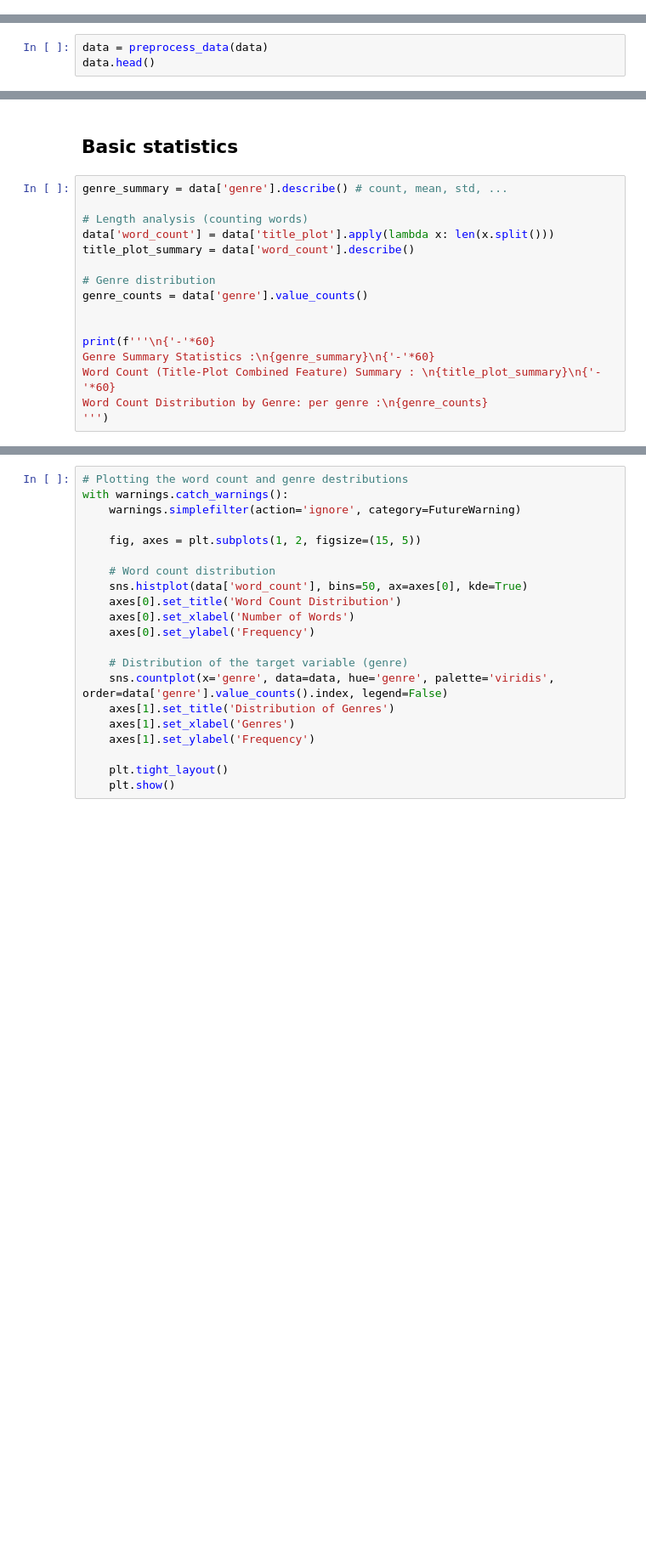
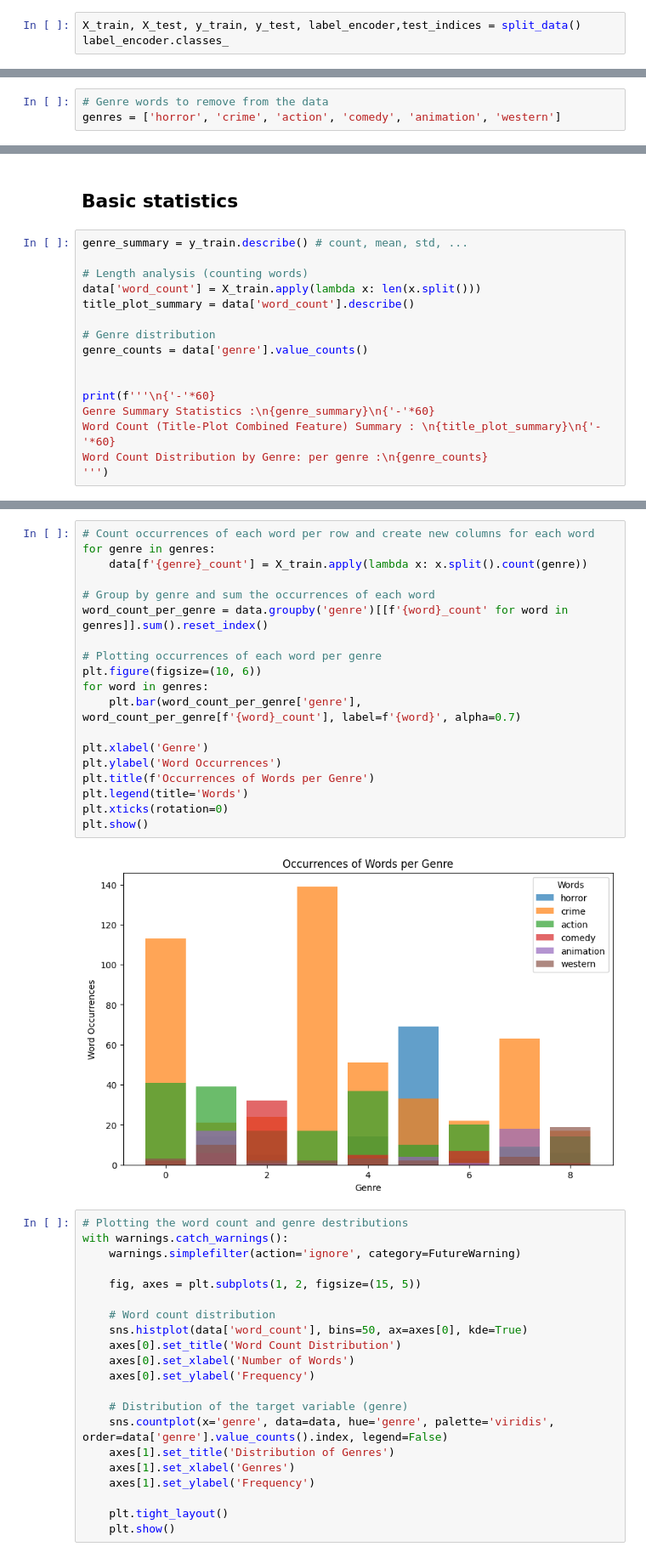
Before and after one commit to guilhermeleitao2002/Movie-Genre-Prediction, a Jupyter notebook: EDA.ipynb, the cells around one changed output, grey strips where cells are left out. Shown at 85% size. Drawn from its saved outputs; the diff is of its cells as text; blank space fills up the shorter version.

```diff
--- a/EDA.ipynb
+++ b/EDA.ipynb
@@ -67,0 +106,3 @@ data.head()
+# %%
+X_train, X_test, y_train, y_test, label_encoder,test_indices = split_data()
+label_encoder.classes_
@@ -130,3 +226,0 @@ def preprocess_data(data):
-# %%
-data = preprocess_data(data)
-data.head()
@@ -139,0 +232,3 @@ data.head()
+# %%
+# Genre words to remove from the data
+genres = ['horror', 'crime', 'action', 'comedy', 'animation', 'western']
@@ -140,10 +258,10 @@ data.head()
 # %% [markdown]
 ## Basic statistics
 # %%
-genre_summary = data['genre'].describe() # count, mean, std, ...
+genre_summary = y_train.describe() # count, mean, std, ...
 
 # Length analysis (counting words)
-data['word_count'] = data['title_plot'].apply(lambda x: len(x.split()))
+data['word_count'] = X_train.apply(lambda x: len(x.split()))
 title_plot_summary = data['word_count'].describe()
 
 # Genre distribution
@@ -175,4 +293,25 @@ scifi         214
 Name: count, dtype: int64
+# %%
+# Count occurrences of each word per row and create new columns for each word
+for genre in genres:
+    data[f'{genre}_count'] = X_train.apply(lambda x: x.split().count(genre))
+
+# Group by genre and sum the occurrences of each word
+word_count_per_genre = data.groupby('genre')[[f'{word}_count' for word in genres]].sum().reset_index()
+
+# Plotting occurrences of each word per genre
+plt.figure(figsize=(10, 6))
+for word in genres:
+    plt.bar(word_count_per_genre['genre'], word_count_per_genre[f'{word}_count'], label=f'{word}', alpha=0.7)
+
+plt.xlabel('Genre')
+plt.ylabel('Word Occurrences')
+plt.title(f'Occurrences of Words per Genre')
+plt.legend(title='Words')
+plt.xticks(rotation=0)
+plt.show()
+# %% [output]
+[figure, added]
 # %%
 # Plotting the word count and genre destributions
 with warnings.catch_warnings():
```
Also changed, not shown: parts of 15 cells of this notebook, 20 other files.
